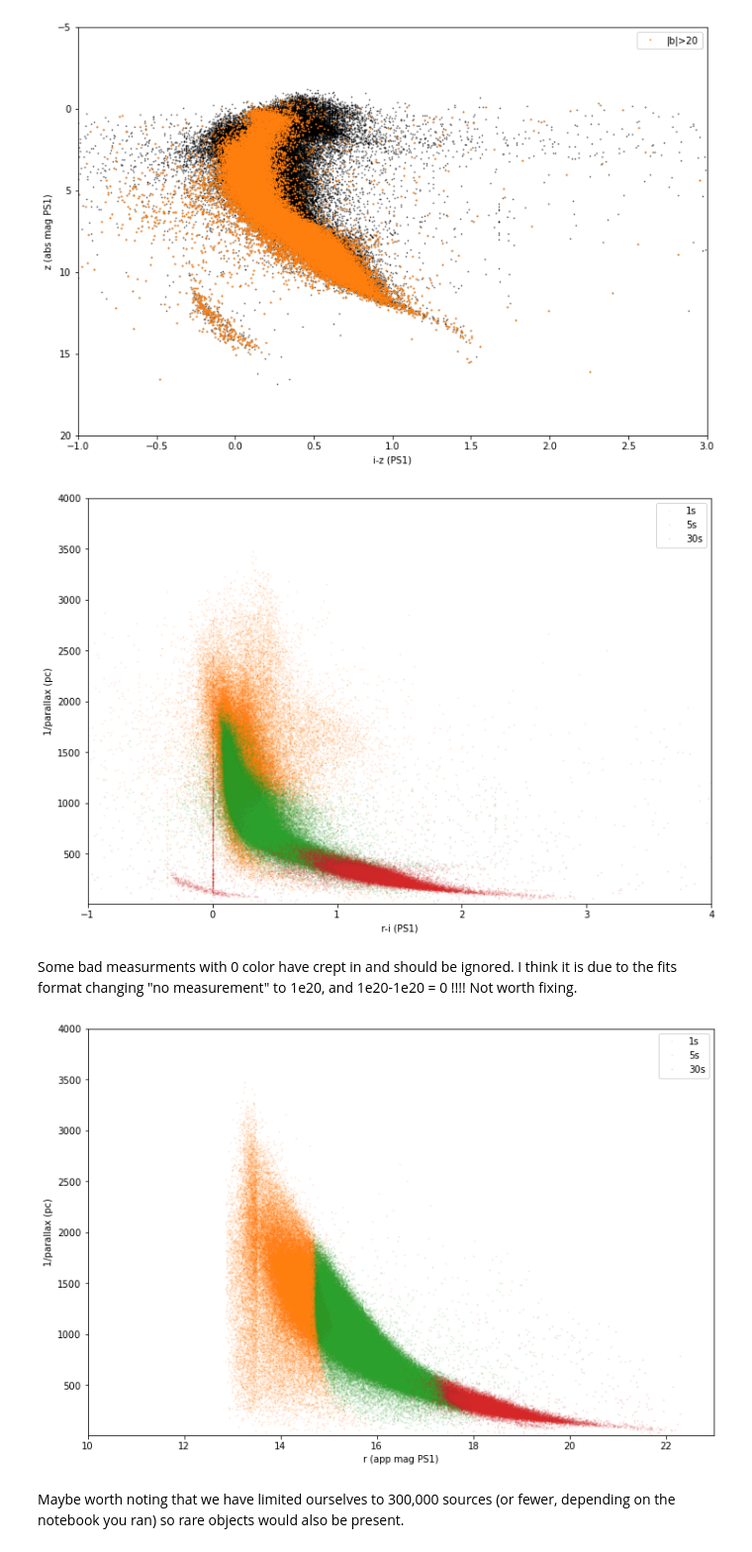
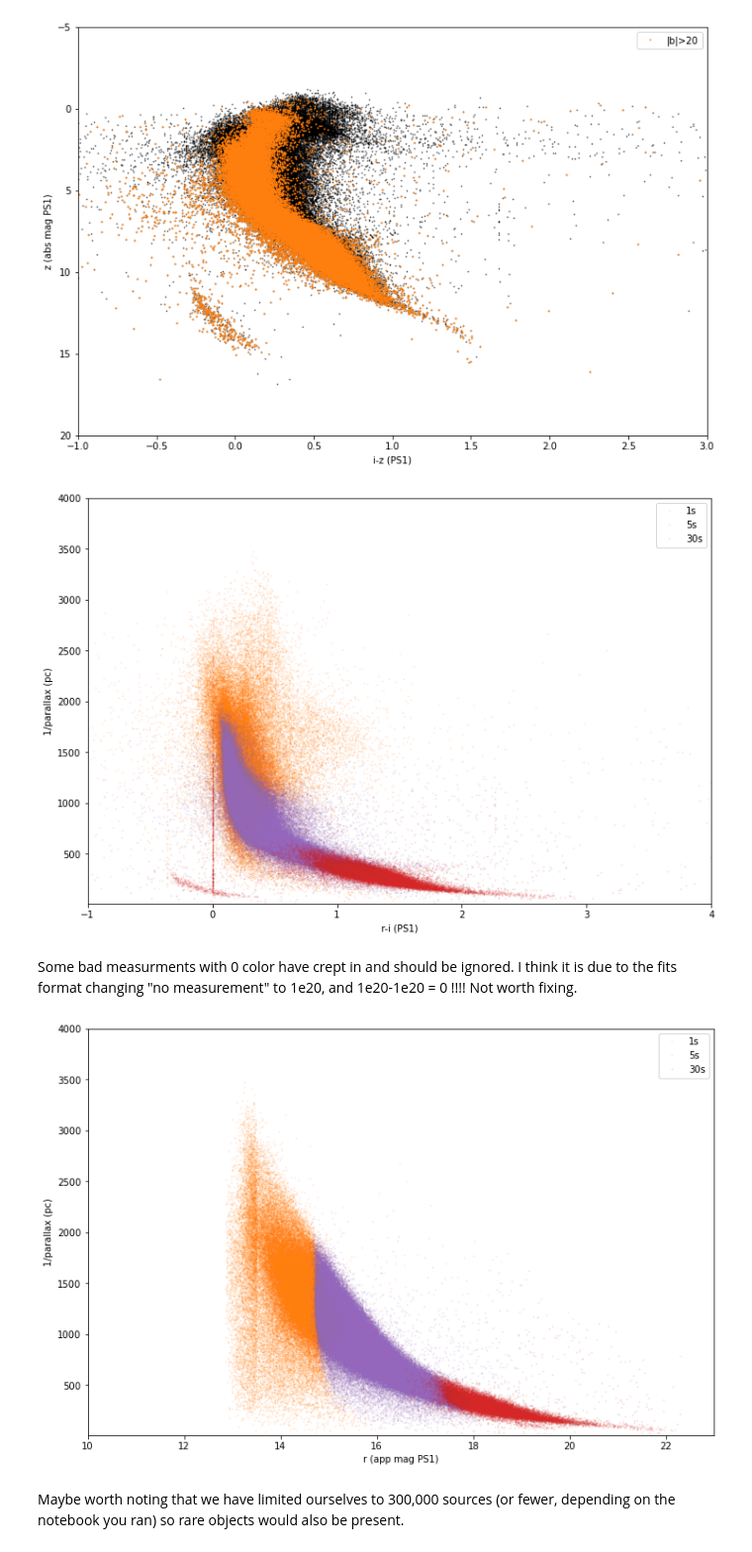
Before and after one commit to dhilligo/LSST-Brightish, a Jupyter notebook: LSST-Bright-Gaia-PS1-Plot.ipynb, the cells around one changed output. Shown at 99% size. Drawn from its saved outputs; the diff is of its cells as text; code cells hidden in the pictures.

Commit message:
cleaned up some code, fixed colors in PS1 plot

```diff
--- a/LSST-Bright-Gaia-PS1-Plot.ipynb
+++ b/LSST-Bright-Gaia-PS1-Plot.ipynb
@@ -219,13 +219,13 @@ plt.legend();
 # %%
 distance = 1000.0/results['parallax']
 # %%
-igood = (results['i_mean_psf_mag'] > bright30[3]) & (results['r_mean_psf_mag'] > bright30[2])
-ishort = (results['i_mean_psf_mag'] > bright05[3]) & (results['r_mean_psf_mag'] > bright05[2]) & ((results['i_mean_psf_mag'] < bright30[3]) | (results['r_mean_psf_mag'] < bright30[2]))
-iveryshort = (results['i_mean_psf_mag'] > bright01[3]) & (results['r_mean_psf_mag'] > bright01[2]) & ((results['i_mean_psf_mag'] < bright05[3]) | (results['r_mean_psf_mag'] < bright05[2]))
+igood = (mag_i > bright30[3]) & (mag_r > bright30[2])
+ishort = (mag_i > bright05[3]) & (mag_r > bright05[2]) & ((mag_i < bright30[3]) | (mag_r < bright30[2]))
+iveryshort = (mag_i > bright01[3]) & (mag_r > bright01[2]) & ((mag_i < bright05[3]) | (mag_r < bright05[2]))
 #
 #plt.plot(col_ri,absmag_r,'k.',markersize=1,alpha=0.1)
 plt.plot(col_ri[iveryshort],distance[iveryshort],'.',color='C1',markersize=2,label='1s',alpha=0.1)
-plt.plot(col_ri[ishort],distance[ishort],'.',color='C2',markersize=2,label='5s',alpha=0.1)
+plt.plot(col_ri[ishort],distance[ishort],'.',color='C4',markersize=2,label='5s',alpha=0.1)
 plt.plot(col_ri[igood],distance[igood],'.',color='C3',markersize=2,label='30s',alpha=0.1)
 plt.xlabel('r-i (PS1)')
 plt.ylabel('1/parallax (pc)')
@@ -234,25 +234,25 @@ plt.xlim(-1,4)
 plt.legend()
 plt.savefig('LSST-Gaia-PS1-ri-distance.png');
 # %% [output]
-[figure, old version]
+[figure, new version]
 # %% [markdown]
 Some bad measurments with 0 color have crept in and should be ignored.  I think it is due to the fits format changing "no measurement" to 1e20, and 1e20-1e20 = 0 !!!! Not worth fixing.
 # %%
-igood = (results['i_mean_psf_mag'] > bright30[3]) & (results['r_mean_psf_mag'] > bright30[2])
-ishort = (results['i_mean_psf_mag'] > bright05[3]) & (results['r_mean_psf_mag'] > bright05[2]) & ((results['i_mean_psf_mag'] < bright30[3]) | (results['r_mean_psf_mag'] < bright30[2]))
-iveryshort = (results['i_mean_psf_mag'] > bright01[3]) & (results['r_mean_psf_mag'] > bright01[2]) & ((results['i_mean_psf_mag'] < bright05[3]) | (results['r_mean_psf_mag'] < bright05[2]))
+igood = (mag_i > bright30[3]) & (mag_r > bright30[2])
+ishort = (mag_i > bright05[3]) & (mag_r > bright05[2]) & ((mag_i < bright30[3]) | (mag_r < bright30[2]))
+iveryshort = (mag_i > bright01[3]) & (mag_r > bright01[2]) & ((mag_i < bright05[3]) | (mag_r < bright05[2]))
 #
 #plt.plot(col_ri,absmag_r,'k.',markersize=1,alpha=0.1)
 plt.plot(mag_r[iveryshort],distance[iveryshort],'.',color='C1',markersize=2,label='1s',alpha=0.1)
-plt.plot(mag_r[ishort],distance[ishort],'.',color='C2',markersize=2,label='5s',alpha=0.1)
+plt.plot(mag_r[ishort],distance[ishort],'.',color='C4',markersize=2,label='5s',alpha=0.1)
 plt.plot(mag_r[igood],distance[igood],'.',color='C3',markersize=2,label='30s',alpha=0.1)
 plt.xlabel('r (app mag PS1)')
 plt.ylabel('1/parallax (pc)')
 plt.ylim(10,4000)
 plt.xlim(10,23)
 plt.legend()
 plt.savefig('LSST-Gaia-PS1-mr-distance.png');
 # %% [output]
-[figure, old version]
+[figure, new version]
 # %% [markdown]
 Maybe worth noting that we have limited ourselves to 300,000 sources (or fewer, depending on the notebook you ran) so rare objects would also be present.
```
Also changed, not shown: parts of 5 cells of this notebook.
